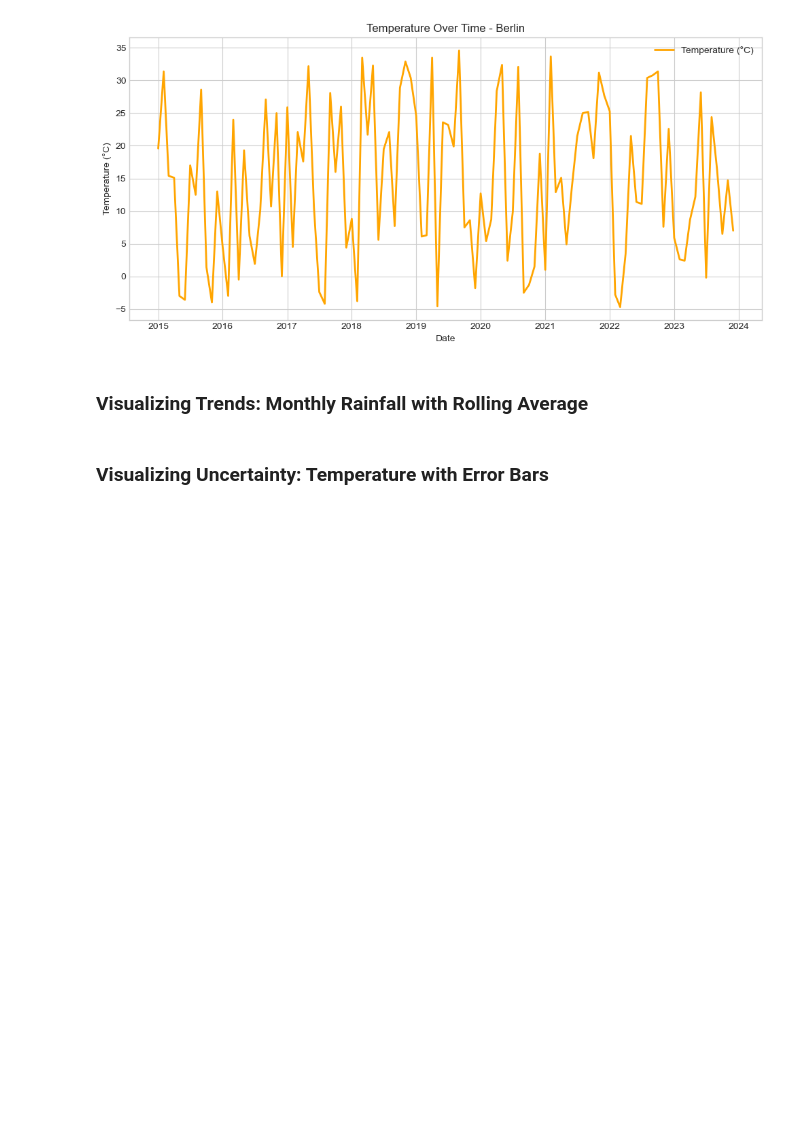
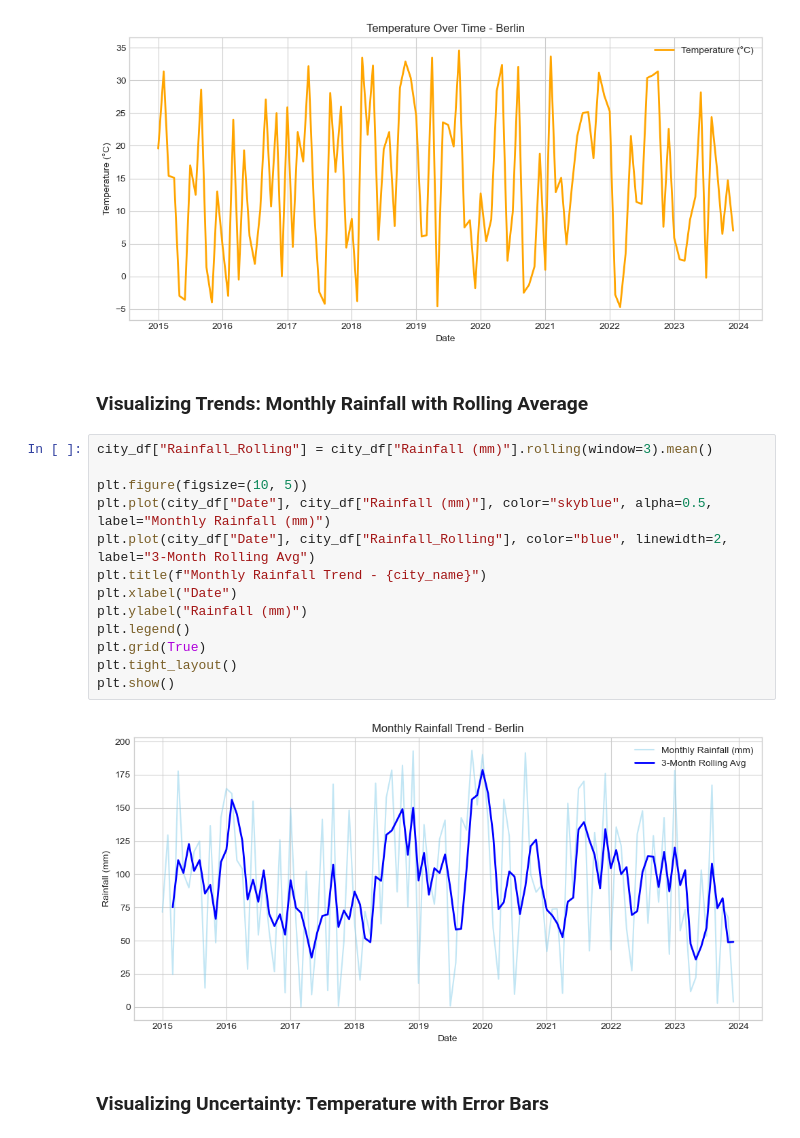
Before and after one commit to MinHeinKoKo/Data-visualization-week-2-group-project, a Jupyter notebook: group-project.ipynb, the cells around one changed output. Cells and saved outputs as stored; diff of their text form; blank space fills up the shorter version.

Commit message:
feat: monthly rainfall with rolling average

```diff
--- a/group-project.ipynb
+++ b/group-project.ipynb
@@ -95,6 +95,21 @@ plt.show()
 [figure]
 # %% [markdown]
 ### Visualizing Trends: Monthly Rainfall with Rolling Average
+# %%
+city_df["Rainfall_Rolling"] = city_df["Rainfall (mm)"].rolling(window=3).mean()
+
+plt.figure(figsize=(10, 5))
+plt.plot(city_df["Date"], city_df["Rainfall (mm)"], color="skyblue", alpha=0.5, label="Monthly Rainfall (mm)")
+plt.plot(city_df["Date"], city_df["Rainfall_Rolling"], color="blue", linewidth=2, label="3-Month Rolling Avg")
+plt.title(f"Monthly Rainfall Trend - {city_name}")
+plt.xlabel("Date")
+plt.ylabel("Rainfall (mm)")
+plt.legend()
+plt.grid(True)
+plt.tight_layout()
+plt.show()
+# %% [output]
+[figure, added]
 # %% [markdown]
 ### Visualizing Uncertainty: Temperature with Error Bars
 # %% [markdown]
```
